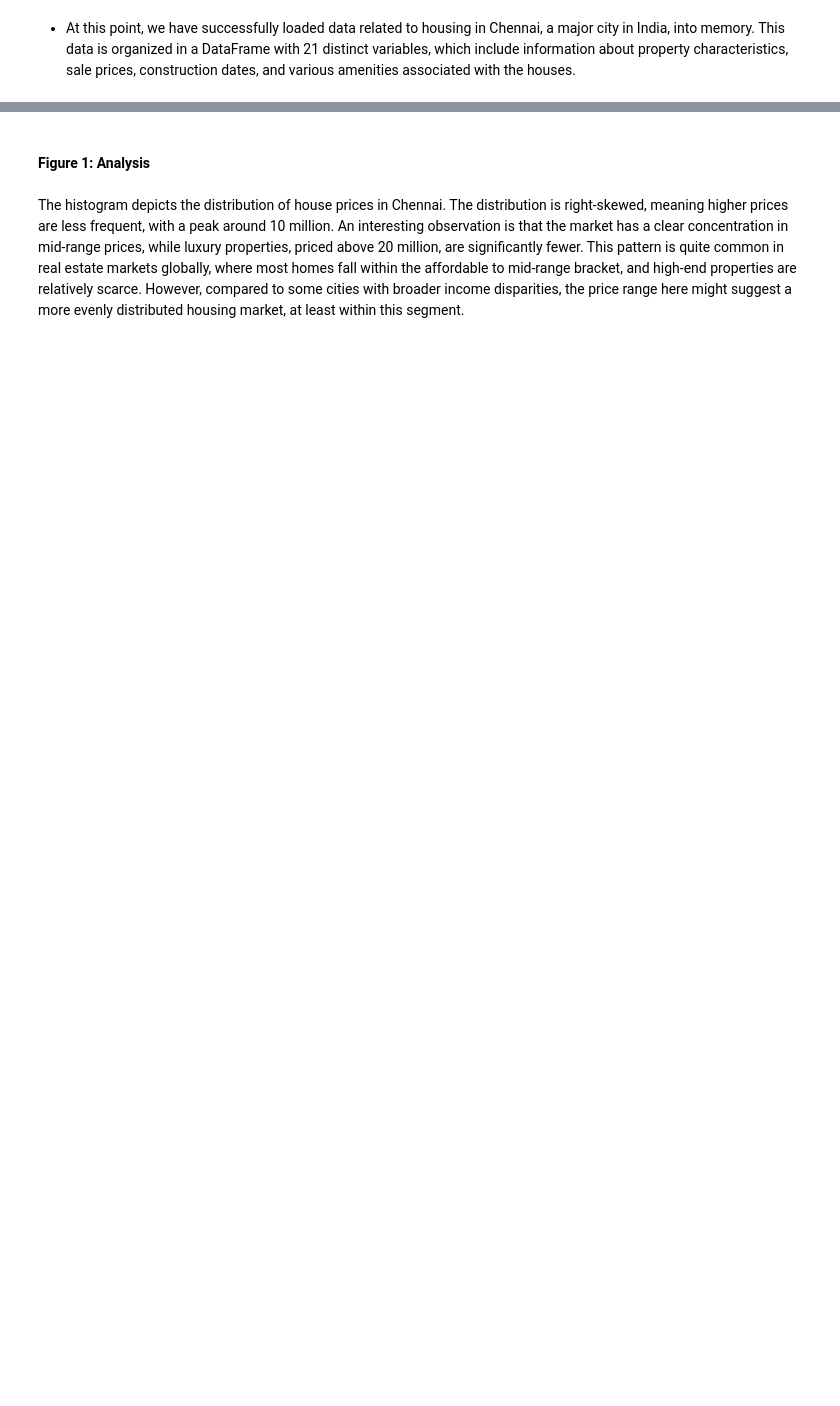
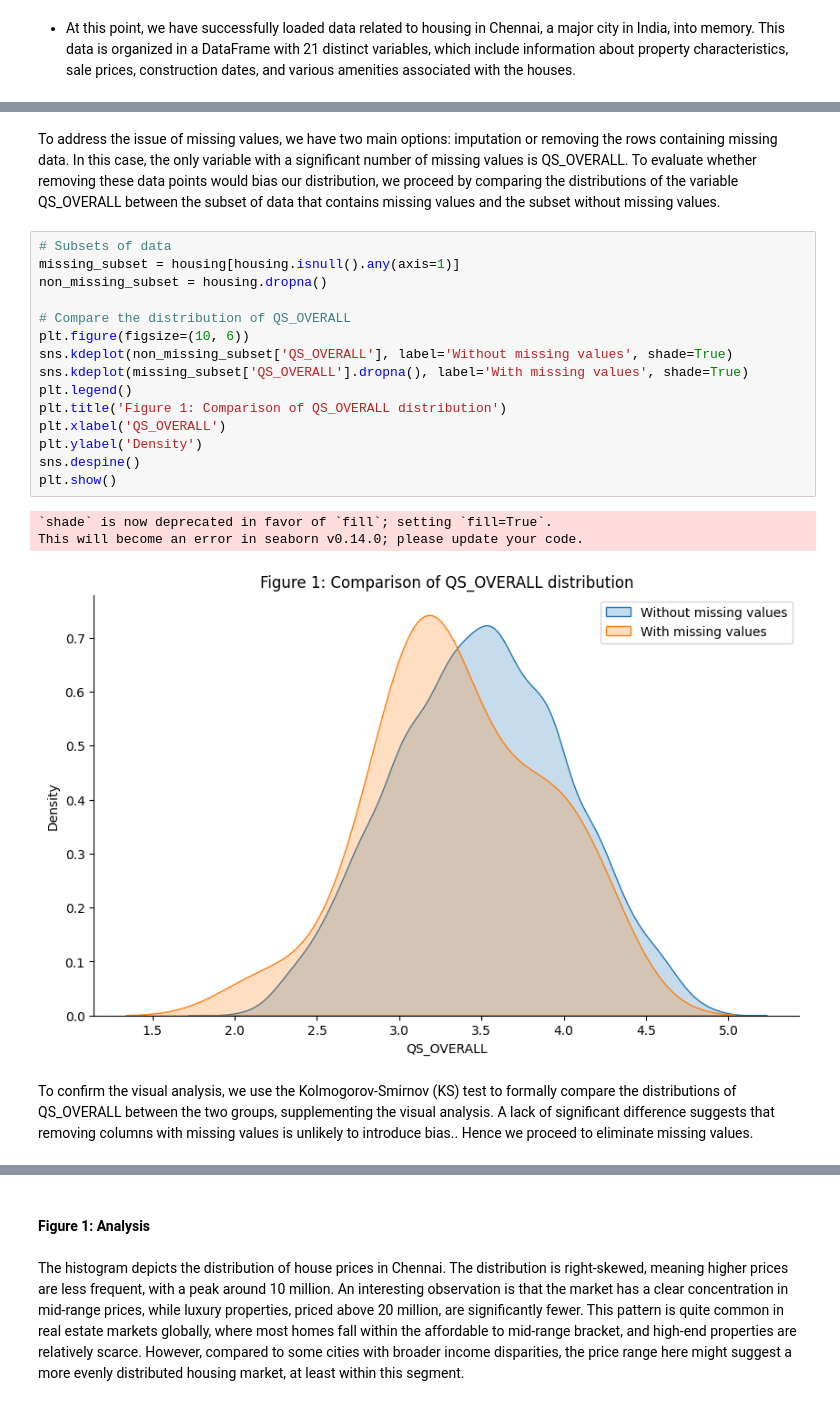
Before and after one commit to JoseEliasDuranRoa/Prediction-Models-for-Housing-Prices-in-Chennai, a Jupyter notebook: ProblemSet1_DuránRoa_JoséElías.ipynb, the cells around one changed output, grey strips where cells are left out. Cells and saved outputs as stored; diff of their text form; blank space fills up the shorter version.

```diff
--- a/ProblemSet1_DuránRoa_JoséElías.ipynb
+++ b/ProblemSet1_DuránRoa_JoséElías.ipynb
@@ -54,0 +102,23 @@ FileNotFoundError: [Errno 2] No such file or directory: '/content/drive/My Drive
+# %% [markdown]
+To address the issue of missing values, we have two main options: imputation or removing the rows containing missing data. In this case, the only variable with a significant number of missing values is QS_OVERALL. To evaluate whether removing these data points would bias our distribution, we proceed by comparing the distributions of the variable QS_OVERALL between the subset of data that contains missing values and the subset without missing values.
+# %%
+# Subsets of data
+missing_subset = housing[housing.isnull().any(axis=1)]
+non_missing_subset = housing.dropna()
+
+# Compare the distribution of QS_OVERALL
+plt.figure(figsize=(10, 6))
+sns.kdeplot(non_missing_subset['QS_OVERALL'], label='Without missing values', shade=True)
+sns.kdeplot(missing_subset['QS_OVERALL'].dropna(), label='With missing values', shade=True)
+plt.legend()
+plt.title('Figure 1: Comparison of QS_OVERALL distribution')
+plt.xlabel('QS_OVERALL')
+plt.ylabel('Density')
+sns.despine()
+plt.show()
+# %% [output]
+`shade` is now deprecated in favor of `fill`; setting `fill=True`.
+This will become an error in seaborn v0.14.0; please update your code.
+[figure, added]
+# %% [markdown]
+To confirm the visual analysis, we use the Kolmogorov-Smirnov (KS) test to formally compare the distributions of QS_OVERALL between the two groups, supplementing the visual analysis. A lack of significant difference suggests that removing columns with missing values is unlikely to introduce bias.. Hence we proceed to eliminate missing values.
```
Also changed, not shown: parts of 17 cells of this notebook.
